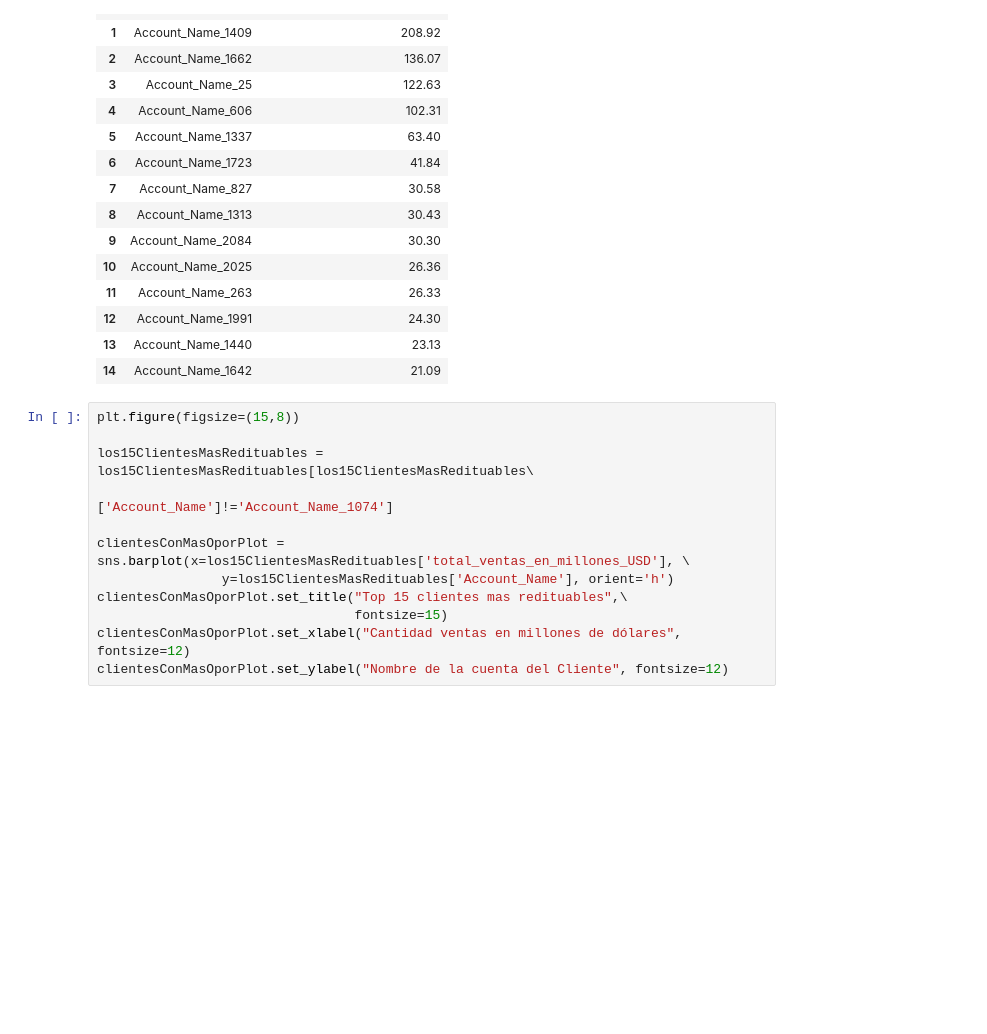
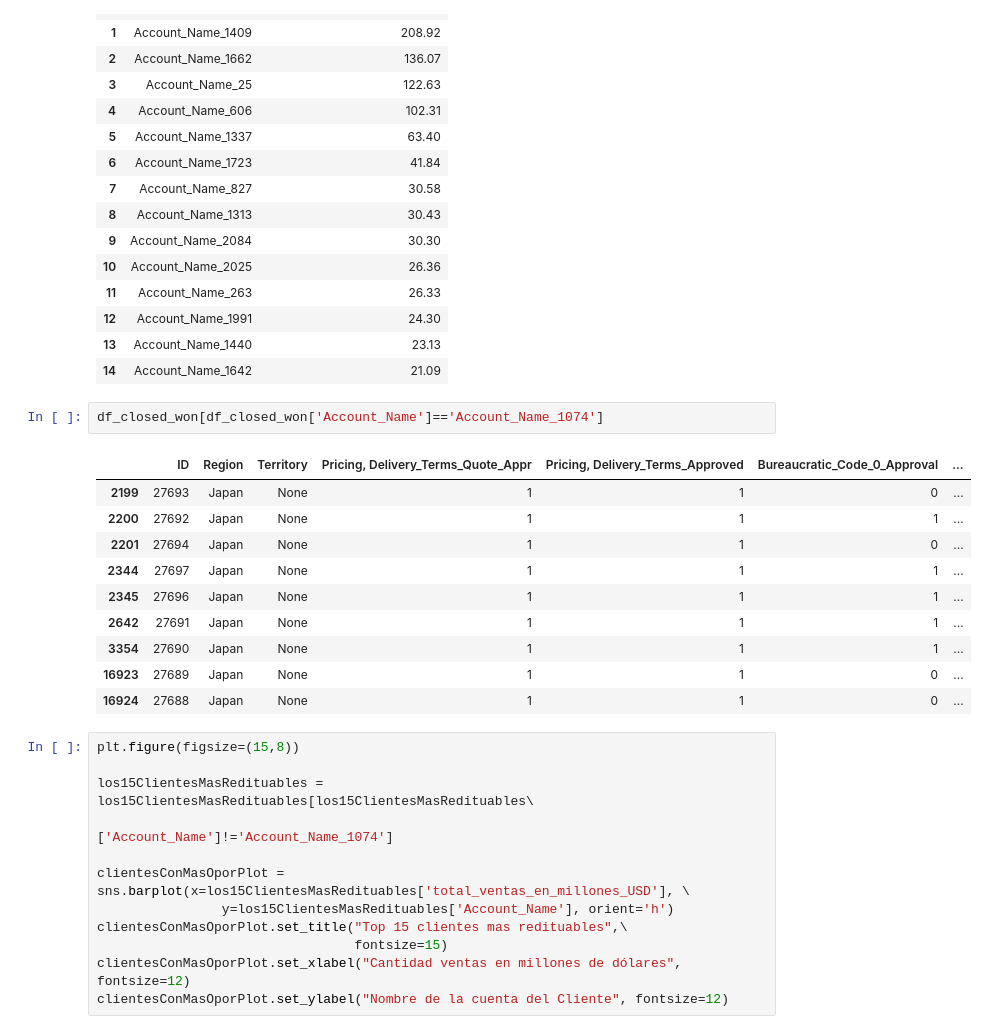
Before and after one commit to FerFabbiano/tp1-OrganizacionDeDatos, a Jupyter notebook: TP1_OrgaDeDatos.ipynb, the cells around one changed output. Drawn from its saved outputs; the diff is of its cells as text; blank space fills up the shorter version.

```diff
--- a/TP1_OrgaDeDatos.ipynb
+++ b/TP1_OrgaDeDatos.ipynb
@@ -1274,6 +1245,19 @@ los15ClientesMasRedituables
 | 12 | Account_Name_1991 | 24.30 |
 | 13 | Account_Name_1440 | 23.13 |
 | 14 | Account_Name_1642 | 21.09 |
+# %%
+df_closed_won[df_closed_won['Account_Name']=='Account_Name_1074']
+# %% [output]
+|  | ID | Region | Territory | Pricing, Delivery_Terms_Quote_Appr | Pricing, Delivery_Terms_Approved | Bureaucratic_Code_0_Approval | ... |
+| 2199 | 27693 | Japan | None | 1 | 1 | 0 | ... |
+| 2200 | 27692 | Japan | None | 1 | 1 | 1 | ... |
+| 2201 | 27694 | Japan | None | 1 | 1 | 0 | ... |
+| 2344 | 27697 | Japan | None | 1 | 1 | 1 | ... |
+| 2345 | 27696 | Japan | None | 1 | 1 | 1 | ... |
+| 2642 | 27691 | Japan | None | 1 | 1 | 1 | ... |
+| 3354 | 27690 | Japan | None | 1 | 1 | 1 | ... |
+| 16923 | 27689 | Japan | None | 1 | 1 | 0 | ... |
+| 16924 | 27688 | Japan | None | 1 | 1 | 0 | ... |
 # %%
 plt.figure(figsize=(15,8))
 
```
Also changed, not shown: parts of 27 cells of this notebook, 9 other files.
